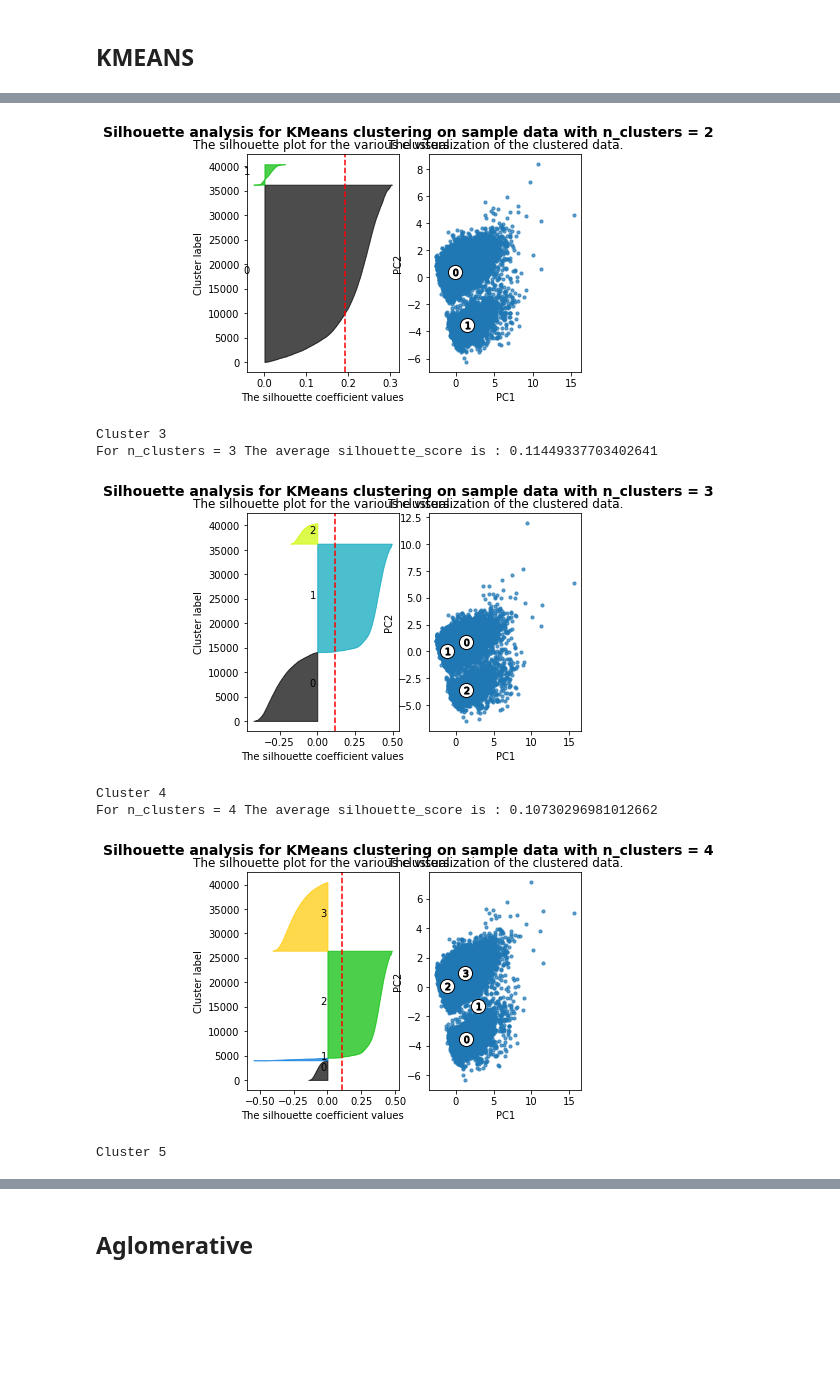
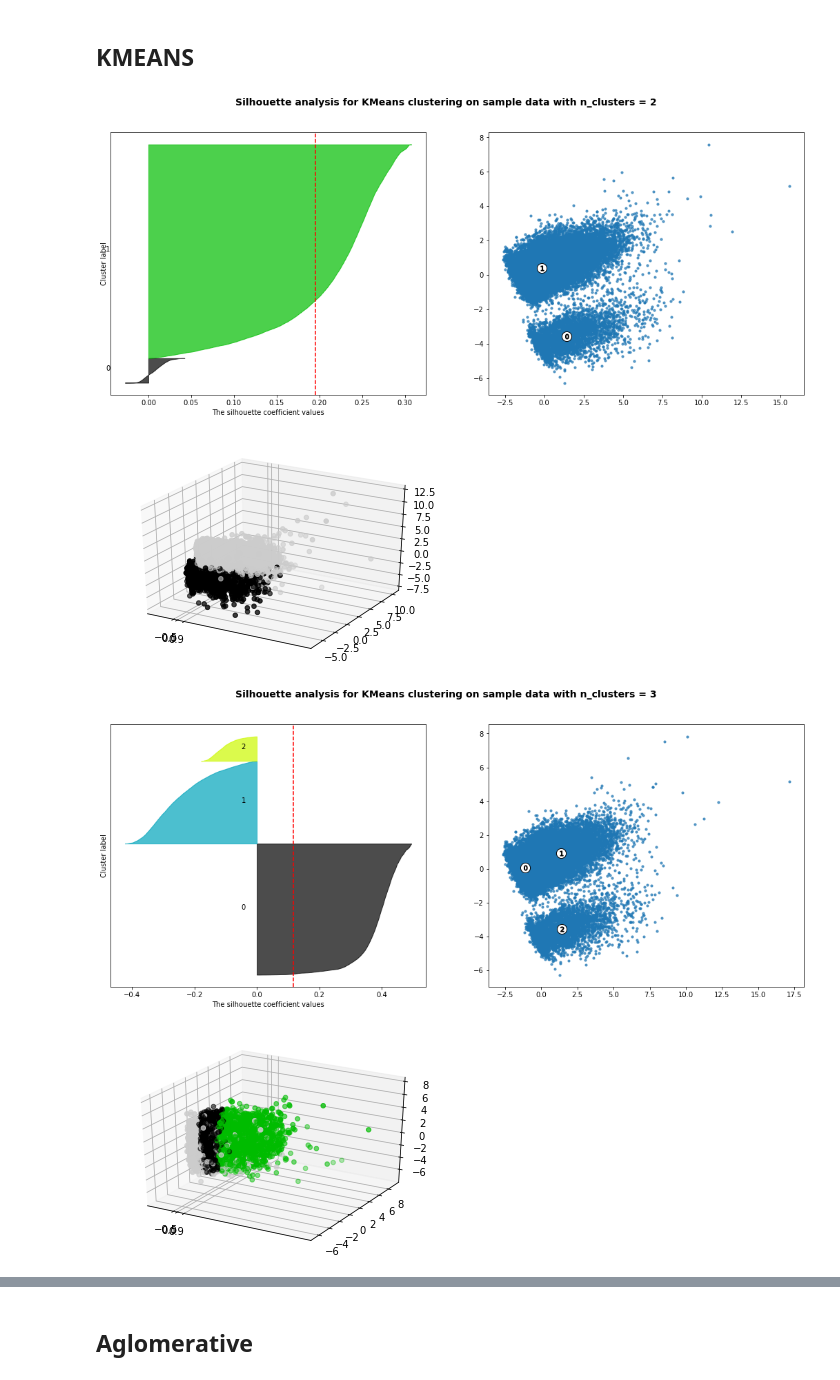
Before and after one commit to IciaCarroBarallobre/AprendizajeNoSupervisado, a Jupyter notebook: Clustering.ipynb, the cells around one changed output, grey strips where cells are left out. Drawn from its saved outputs; the diff is of its cells as text; code cells hidden in the pictures; blank space fills up the shorter version.

```diff
--- a/Clustering.ipynb
+++ b/Clustering.ipynb
@@ -102,59 +92,72 @@ X.shape
+# %%
+def plot_3D(X, labels):
+    ## Para verlo en 3D
+    pca = PCA(n_components = 3)
+    X_pca = pca.fit_transform(X)
+    ax = plt.axes(projection='3d')
+
+    ax.scatter3D(X_pca[:,0],X_pca[:,1],X_pca[:,2],marker="o",c= labels,  cmap=plt.cm.nipy_spectral)
+    ax.set_xticks([-0.5, 0, 0.9])
+    plt.show()
 # %% [markdown]
 ## KMEANS
 # %%
 for n_clusters in range(2,10):
-    print("Cluster", n_clusters)
 
     fig, (ax1, ax2) = plt.subplots(1, 2)
+    fig.set_size_inches(18, 7)
 
-    clusterer =  KMeans(n_clusters=n_clusters, n_init=100, random_state=4533)
-    cluster_labels = clusterer.fit_predict(X)
+    ax1.set_yticks([])
 
-    silhouette_avg = silhouette_score(X, cluster_labels)
-    print("For n_clusters =", n_clusters, "The average silhouette_score is :", silhouette_avg)
+    model =  KMeans(n_clusters=n_clusters, n_init=100, random_state=4533)
+    labels = model.fit_predict(X)
 
+    silhouette_avg = silhouette_score(X, labels)
     # Compute the silhouette scores for each sample
-    sample_silhouette_values = silhouette_samples(X, cluster_labels)
+    sample_silhouette_values = silhouette_samples(X, labels)
 
     y_lower = 10
     for i in range(n_clusters):
 
-        ith_cluster_silhouette_values = sample_silhouette_values[cluster_labels == i]
+        ith_cluster_silhouette_values = sample_silhouette_values[labels == i]
         ith_cluster_silhouette_values.sort()
 
         size_cluster_i = ith_cluster_silhouette_values.shape[0]
         y_upper = y_lower + size_cluster_i
 
         color = cm.nipy_spectral(float(i) / n_clusters)
         ax1.fill_betweenx(np.arange(y_lower, y_upper),
                           0, ith_cluster_silhouette_values,
                           facecolor=color, edgecolor=color, alpha=0.7)
 
         # Label the silhouette plots with their cluster numbers at the middle
         ax1.text(-0.05, y_lower + 0.5 * size_cluster_i, str(i))
 
         # Compute the new y_lower for next plot
         y_lower = y_upper + 10  # 10 for the 0 samples
 
     pca = PCA(n_components = 2)
     X_pca = pca.fit_transform(X)
     ax2.scatter(X_pca[:,0],X_pca[:,1],marker="o",alpha=0.7, s=10)
-    ax2.set_xlabel("PC1")
-    ax2.set_ylabel("PC2")
 
-    ax1.set_title("The silhouette plot for the various clusters.")
     ax1.set_xlabel("The silhouette coefficient values")
     ax1.set_ylabel("Cluster label")
+    ax1.set_ylabel("Cluster label")
+
 
     # The vertical line for average silhouette score of all the values
     ax1.axvline(x=silhouette_avg, color="red", linestyle="--")
-    centers = clusterer.cluster_centers_
+    centers = model.cluster_centers_
     ax2.scatter(centers[:, 0], centers[:, 1], marker='o', c="white", alpha=1, s=200, edgecolor='k')
 
     for i, c in enumerate(centers):
         ax2.scatter(c[0], c[1], marker='$%d$' % i, alpha=1, s=50, edgecolor='k')
 
-    ax2.set_title("The visualization of the clustered data.")
     plt.suptitle(("Silhouette analysis for KMeans clustering on sample data with n_clusters = %d" % n_clusters),fontsize=14, fontweight='bold')
     plt.show()
+    plot_3D(X, labels)
 # %% [output]
+[figure, new version]
+[figure, new version]
+[figure, new version]
+[figure, added]
@@ -163,9 +173 @@ For n_clusters = 2 The average silhouette_score is : 0.19252736840514084
-[figure, old version]
-Cluster 3
-For n_clusters = 3 The average silhouette_score is : 0.11449337703402641
-[figure, old version]
-Cluster 4
-For n_clusters = 4 The average silhouette_score is : 0.10730296981012662
-[figure, old version]
-Cluster 5
 # %% [markdown]
```
Also changed, not shown: parts of 8 cells of this notebook.
